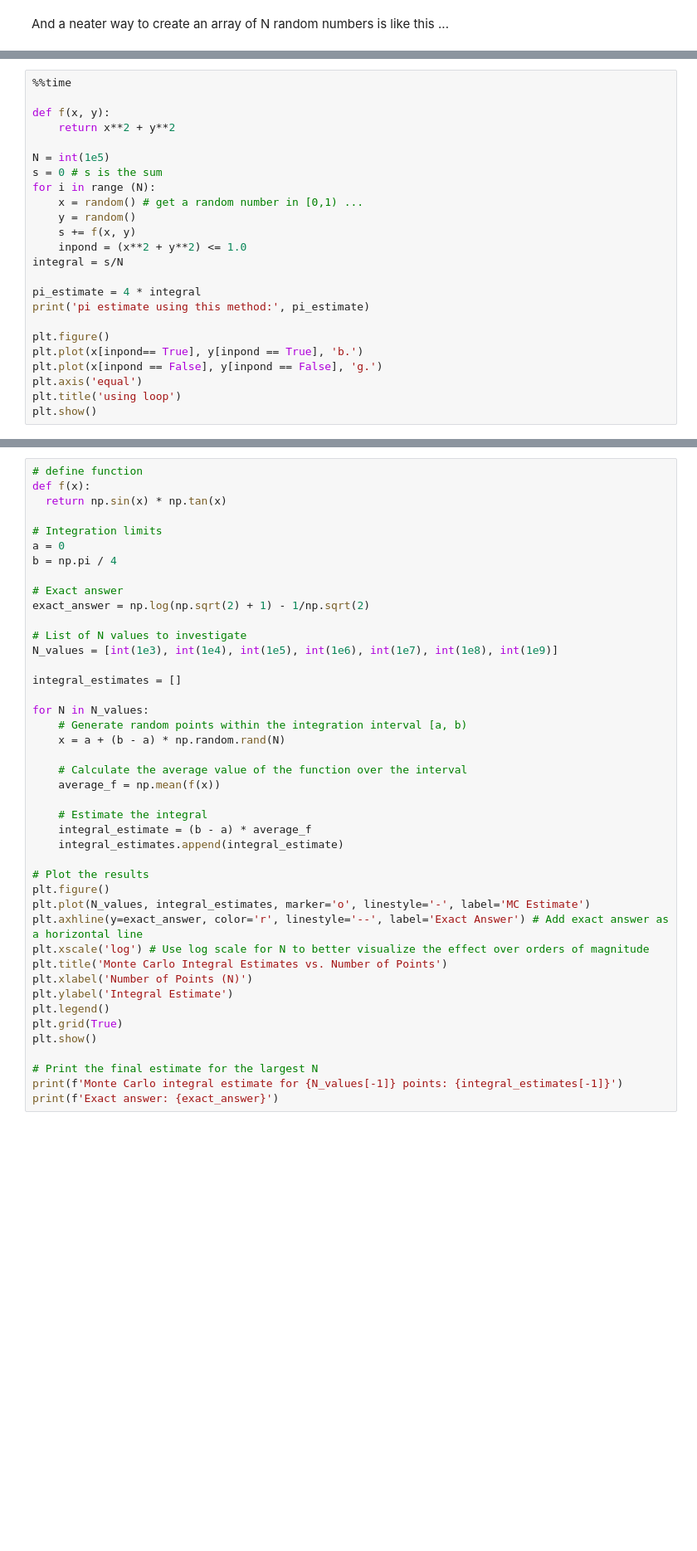
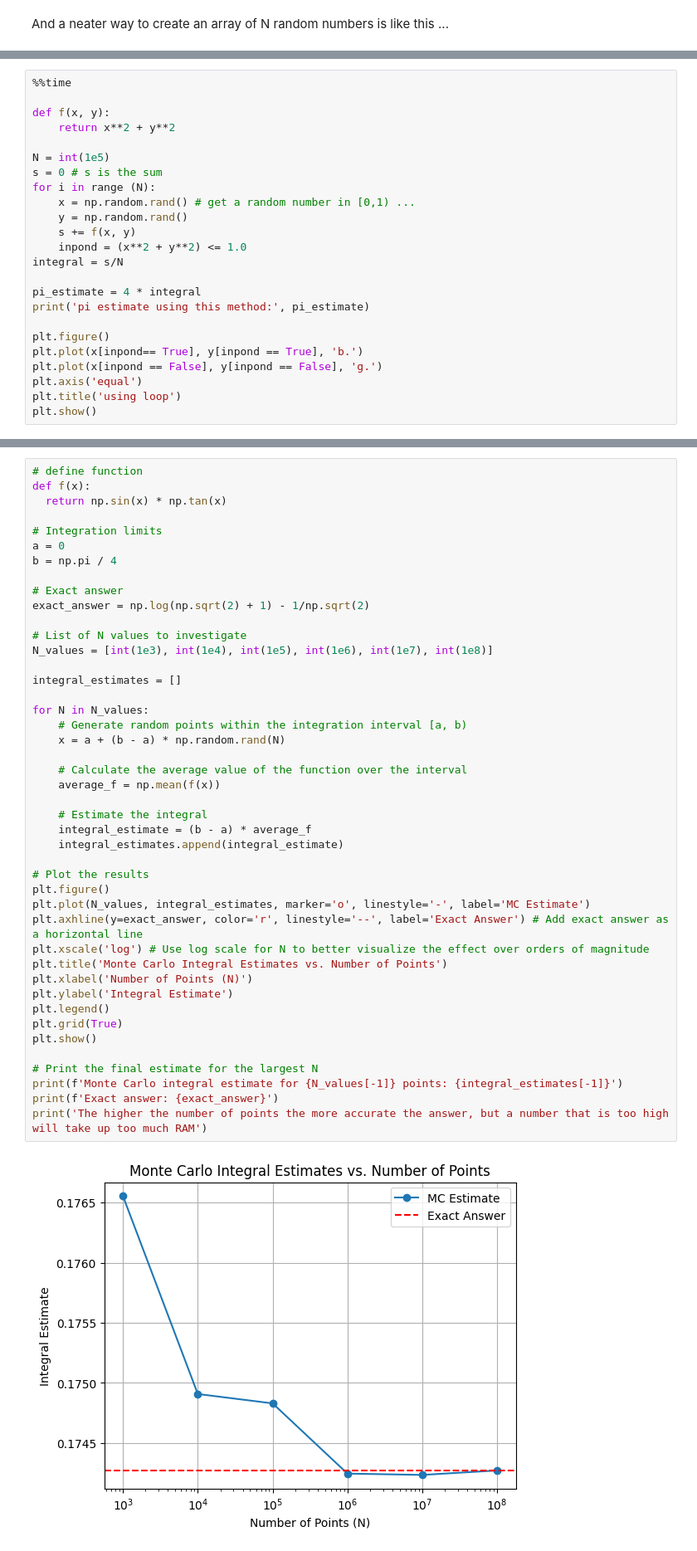
Before and after one commit to PX2145-2025/week-6-b-sofiabaruffaldi333, a Jupyter notebook: Monte_Carlo.ipynb, the cells around one changed output, grey strips where cells are left out. Shown: that part at 83% size. Cells and saved outputs as stored; diff of their text form; blank space fills up the shorter version.

```diff
--- a/Monte_Carlo.ipynb
+++ b/Monte_Carlo.ipynb
@@ -252,8 +252,8 @@ def f(x, y):
 N = int(1e5)
 s = 0 # s is the sum
 for i in range (N):
-    x = random() # get a random number in [0,1) ...
-    y = random()
+    x = np.random.rand() # get a random number in [0,1) ...
+    y = np.random.rand()
     s += f(x, y)
     inpond = (x**2 + y**2) <= 1.0
 integral = s/N
@@ -290,33 +290,36 @@ b = np.pi / 4
 exact_answer = np.log(np.sqrt(2) + 1) - 1/np.sqrt(2)
 
 # List of N values to investigate
-N_values = [int(1e3), int(1e4), int(1e5), int(1e6), int(1e7), int(1e8), int(1e9)]
+N_values = [int(1e3), int(1e4), int(1e5), int(1e6), int(1e7), int(1e8)]
 
 integral_estimates = []
 
 for N in N_values:
     # Generate random points within the integration interval [a, b)
     x = a + (b - a) * np.random.rand(N)
 
     # Calculate the average value of the function over the interval
     average_f = np.mean(f(x))
 
     # Estimate the integral
     integral_estimate = (b - a) * average_f
     integral_estimates.append(integral_estimate)
 
 # Plot the results
 plt.figure()
 plt.plot(N_values, integral_estimates, marker='o', linestyle='-', label='MC Estimate')
 plt.axhline(y=exact_answer, color='r', linestyle='--', label='Exact Answer') # Add exact answer as a horizontal line
 plt.xscale('log') # Use log scale for N to better visualize the effect over orders of magnitude
 plt.title('Monte Carlo Integral Estimates vs. Number of Points')
 plt.xlabel('Number of Points (N)')
 plt.ylabel('Integral Estimate')
 plt.legend()
 plt.grid(True)
 plt.show()
 
 # Print the final estimate for the largest N
 print(f'Monte Carlo integral estimate for {N_values[-1]} points: {integral_estimates[-1]}')
 print(f'Exact answer: {exact_answer}')
+print('The higher the number of points the more accurate the answer, but a number that is too high will take up too much RAM')
+# %% [output]
+[figure, added]
```
Also changed, not shown: parts of 11 cells of this notebook.
